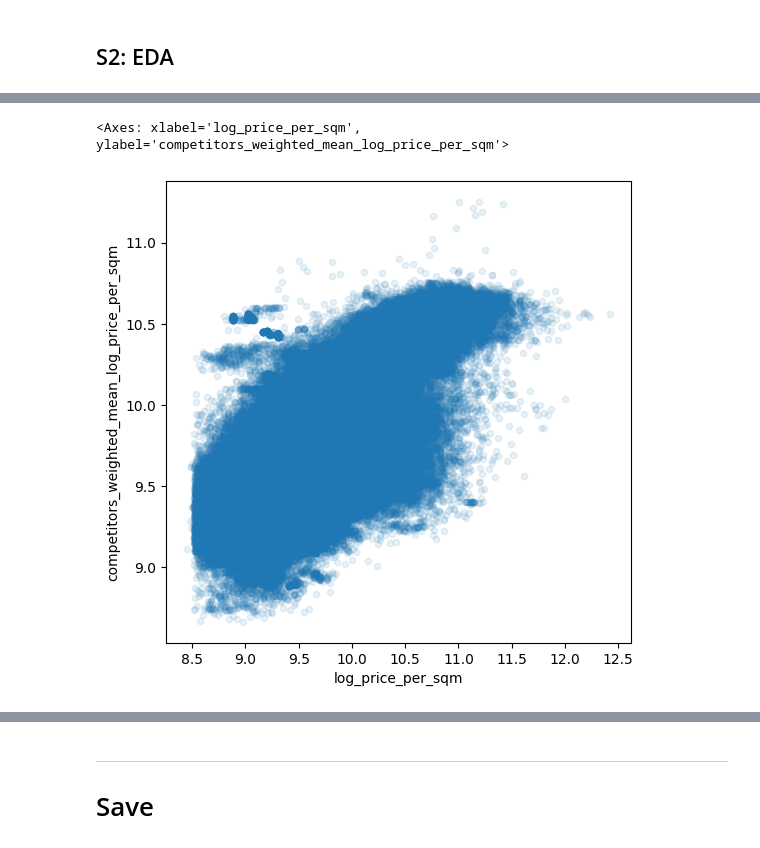
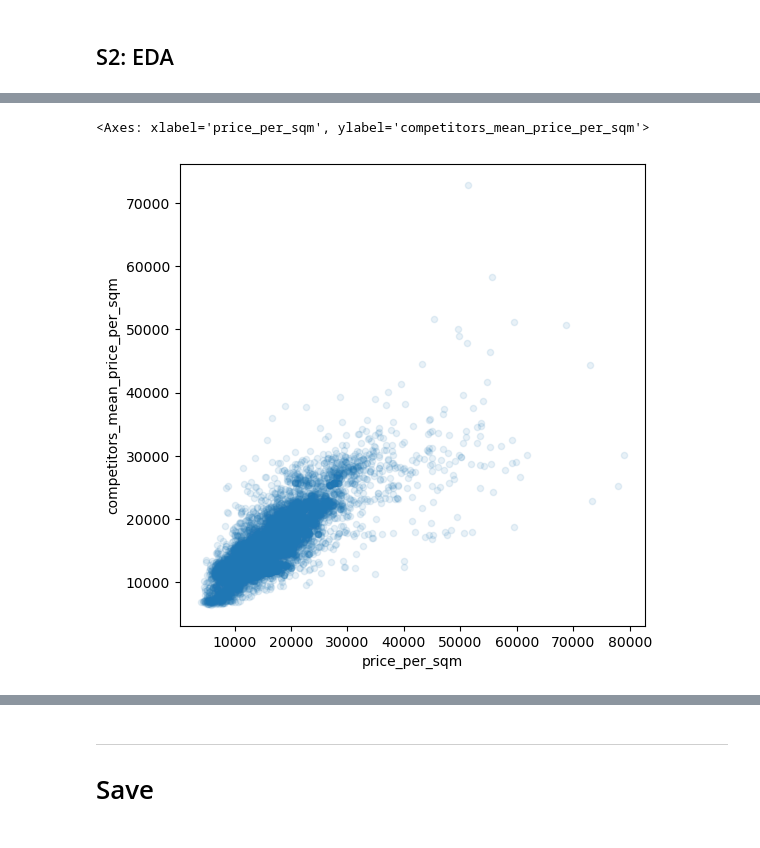
Before and after one commit to YunPerez/mexico-real-estate-investigation, a Jupyter notebook: src/P2_CLEANING/s3_competitors.ipynb, the cells around one changed output, grey strips where cells are left out. Drawn from its saved outputs; the diff is of its cells as text; code cells hidden in the pictures.

```diff
--- a/src/P2_CLEANING/s3_competitors.ipynb
+++ b/src/P2_CLEANING/s3_competitors.ipynb
@@ -733,8 +798,8 @@ df_competitors_info = get_info_from_competitors(
     df=df_competitors,
     df_info=gdf_properties,
     col_to_summarize='log_price_per_sqm',
-    xi=5,
-    batch_size=10_000
+    xi=2,
+    batch_size=200
     )
 df_competitors_info
 # %% [output]
@@ -754,8 +819,8 @@ df_competitors_info
 # %%
 # rename
 df_competitors_info = df_competitors_info.rename(columns={
-    'weighted_mean': 'competitors_weighted_mean_log_price_per_sqm',
-    'weighted_std': 'competitors_weighted_std_log_price_per_sqm',
+    'weighted_mean': 'competitors_weighted_log_mean_price_per_sqm',
+    'weighted_std': 'competitors_weighted_log_std_price_per_sqm',
     'mean': 'competitors_mean_log_price_per_sqm',
     'std': 'competitors_std_log_price_per_sqm',
     'num_neighbors': 'num_competitors',
@@ -771,2 +836,8 @@ df_competitors_info.head()
+# %%
+# exp
+df_competitors_info['competitors_weighted_mean_price_per_sqm'] = np.exp(df_competitors_info['competitors_weighted_log_mean_price_per_sqm'])
+df_competitors_info['competitors_weighted_std_price_per_sqm'] = np.exp(df_competitors_info['competitors_weighted_log_std_price_per_sqm'])
+df_competitors_info['competitors_mean_price_per_sqm'] = np.exp(df_competitors_info['competitors_mean_log_price_per_sqm'])
+df_competitors_info['competitors_std_price_per_sqm'] = np.exp(df_competitors_info['competitors_std_log_price_per_sqm'])
 # %% [markdown]
 ## S2: EDA
@@ -777,10 +850,10 @@ gdf_properties = (
     .merge(
         df_competitors_info,
         how='left',
-        left_on='property_id',
-        right_on='property_id_own',
+        left_on='observation_id',
+        right_on='observation_id_own',
     )
-    .drop(columns=['property_id_own'])
+    .drop(columns=['observation_id_own'])
 )
 
 # shape
@@ -803,18 +894,18 @@ Name: num_competitors, dtype: float64
 # %%
 # see relationship between log_price_per_sqm and competitors_weighted_mean_log_price_per_sqm
 fig, ax = plt.subplots(figsize=(6, 6))
 
 (
     gdf_properties
-    .query("num_competitors.ge(4)")
+    .sample(10_000, random_state=42)
     .plot(
-        x='log_price_per_sqm',
-        y='competitors_weighted_mean_log_price_per_sqm',
+        x='price_per_sqm',
+        y='competitors_mean_price_per_sqm',
         kind='scatter',
         ax=ax,
         alpha=0.1
     )
 )
 # %% [output]
-<Axes: xlabel='log_price_per_sqm', ylabel='competitors_weighted_mean_log_price_per_sqm'>
+<Axes: xlabel='price_per_sqm', ylabel='competitors_mean_price_per_sqm'>
-[figure, old version]
+[figure, new version]
```
Also changed, not shown: parts of 73 cells of this notebook, 2 other files.
